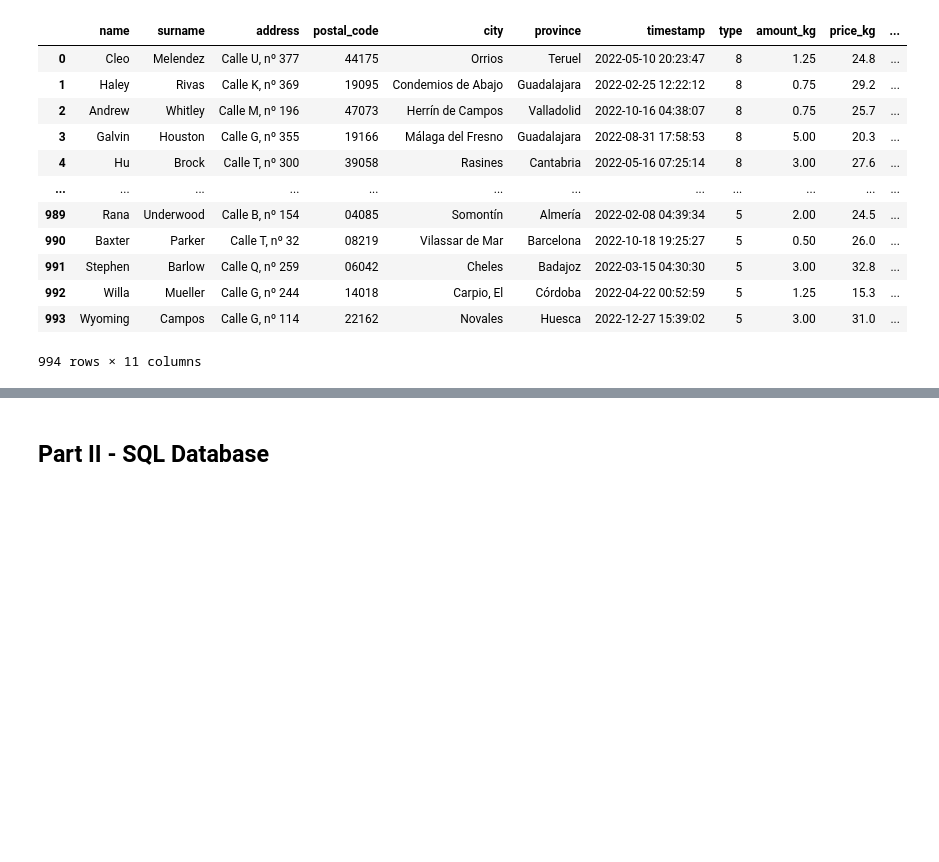
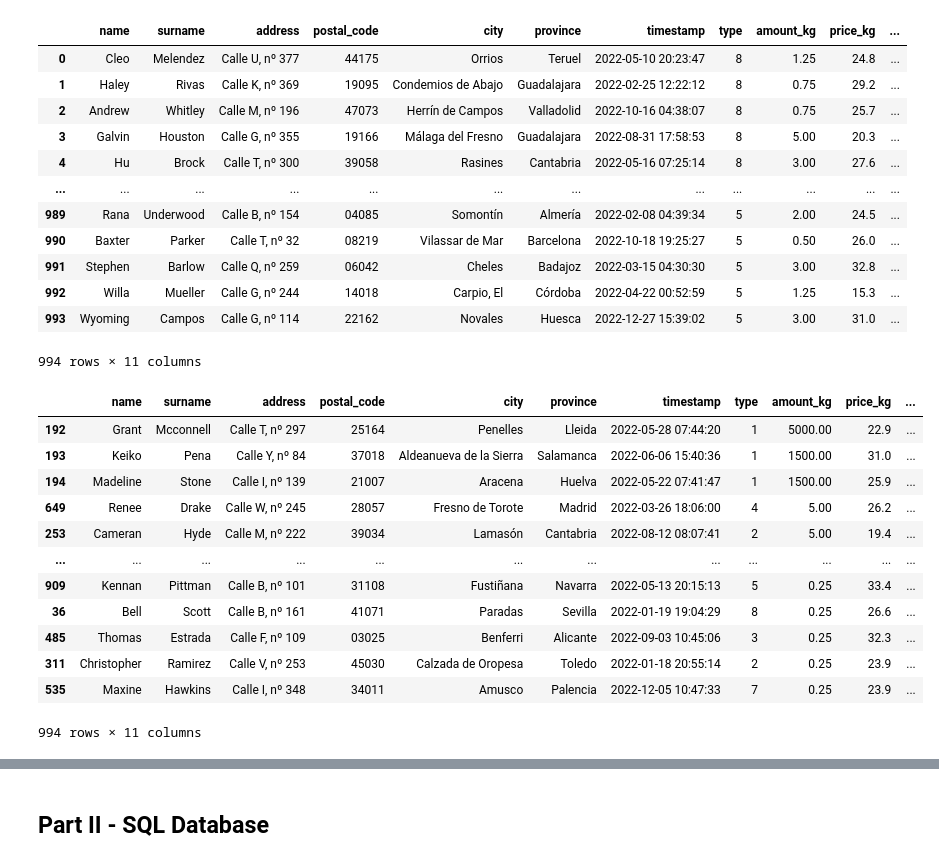
Before and after one commit to guille-ds/DataCleaning-Analysis-Python-SQL, a Jupyter notebook: answers-1.ipynb, the cells around one changed output, grey strips where cells are left out. Drawn from its saved outputs; the diff is of its cells as text; code cells hidden in the pictures; blank space fills up the shorter version.

```diff
--- a/answers-1.ipynb
+++ b/answers-1.ipynb
@@ -443,3 +443,19 @@ sales
 | 992 | Willa | Mueller | Calle G, nº 244 | 14018 | Carpio, El | Córdoba | 2022-04-22 00:52:59 | 5 | 1.25 | 15.3 | ... |
 | 993 | Wyoming | Campos | Calle G, nº 114 | 22162 | Novales | Huesca | 2022-12-27 15:39:02 | 5 | 3.00 | 31.0 | ... |
 994 rows × 11 columns
+# %%
+sales.sort_values("amount_kg", ascending=False)
+# %% [output]
+|  | name | surname | address | postal_code | city | province | timestamp | type | amount_kg | price_kg | ... |
+| 192 | Grant | Mcconnell | Calle T, nº 297 | 25164 | Penelles | Lleida | 2022-05-28 07:44:20 | 1 | 5000.00 | 22.9 | ... |
+| 193 | Keiko | Pena | Calle Y, nº 84 | 37018 | Aldeanueva de la Sierra | Salamanca | 2022-06-06 15:40:36 | 1 | 1500.00 | 31.0 | ... |
+| 194 | Madeline | Stone | Calle I, nº 139 | 21007 | Aracena | Huelva | 2022-05-22 07:41:47 | 1 | 1500.00 | 25.9 | ... |
+| 649 | Renee | Drake | Calle W, nº 245 | 28057 | Fresno de Torote | Madrid | 2022-03-26 18:06:00 | 4 | 5.00 | 26.2 | ... |
+| 253 | Cameran | Hyde | Calle M, nº 222 | 39034 | Lamasón | Cantabria | 2022-08-12 08:07:41 | 2 | 5.00 | 19.4 | ... |
+| ... | ... | ... | ... | ... | ... | ... | ... | ... | ... | ... | ... |
+| 909 | Kennan | Pittman | Calle B, nº 101 | 31108 | Fustiñana | Navarra | 2022-05-13 20:15:13 | 5 | 0.25 | 33.4 | ... |
+| 36 | Bell | Scott | Calle B, nº 161 | 41071 | Paradas | Sevilla | 2022-01-19 19:04:29 | 8 | 0.25 | 26.6 | ... |
+| 485 | Thomas | Estrada | Calle F, nº 109 | 03025 | Benferri | Alicante | 2022-09-03 10:45:06 | 3 | 0.25 | 32.3 | ... |
+| 311 | Christopher | Ramirez | Calle V, nº 253 | 45030 | Calzada de Oropesa | Toledo | 2022-01-18 20:55:14 | 2 | 0.25 | 23.9 | ... |
+| 535 | Maxine | Hawkins | Calle I, nº 348 | 34011 | Amusco | Palencia | 2022-12-05 10:47:33 | 7 | 0.25 | 23.9 | ... |
+994 rows × 11 columns
```
Also changed, not shown: parts of 14 cells of this notebook, 2 other files.
